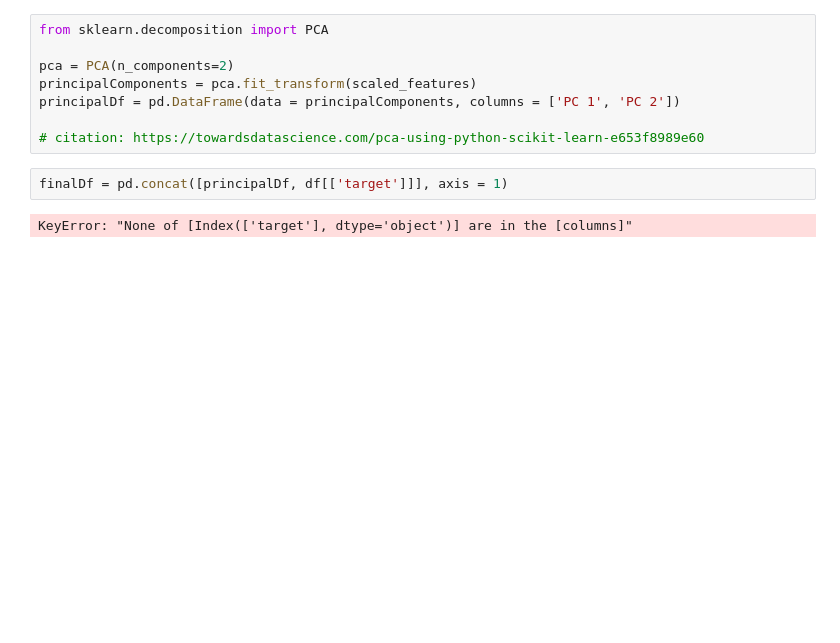
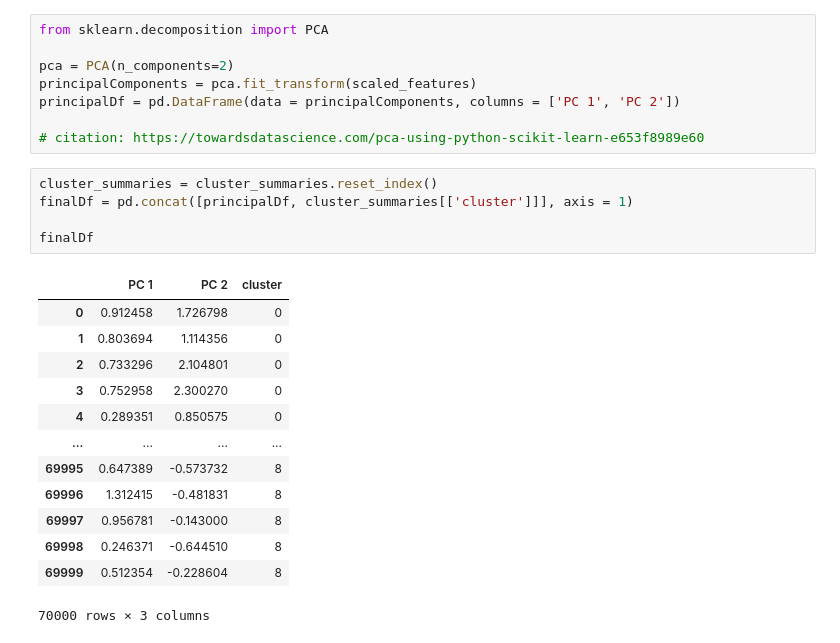
Before and after one commit to bhavrish/CVD-Classifer, a Jupyter notebook: ML/PCA Visualization.ipynb, the cells around one changed output. Drawn from its saved outputs; the diff is of its cells as text; blank space fills up the shorter version.

```diff
--- a/ML/PCA Visualization.ipynb
+++ b/ML/PCA Visualization.ipynb
@@ -65,7 +70,22 @@ principalDf = pd.DataFrame(data = principalComponents, columns = ['PC 1', 'PC 2'
 
 # citation: https://towardsdatascience.com/pca-using-python-scikit-learn-e653f8989e60
 # %%
-finalDf = pd.concat([principalDf, df[['target']]], axis = 1)
+cluster_summaries = cluster_summaries.reset_index()
+finalDf = pd.concat([principalDf, cluster_summaries[['cluster']]], axis = 1)
+
+finalDf
 # %% [output]
+|  | PC 1 | PC 2 | cluster |
+| 0 | 0.912458 | 1.726798 | 0 |
+| 1 | 0.803694 | 1.114356 | 0 |
+| 2 | 0.733296 | 2.104801 | 0 |
+| 3 | 0.752958 | 2.300270 | 0 |
+| 4 | 0.289351 | 0.850575 | 0 |
+| ... | ... | ... | ... |
+| 69995 | 0.647389 | -0.573732 | 8 |
+| 69996 | 1.312415 | -0.481831 | 8 |
+| 69997 | 0.956781 | -0.143000 | 8 |
+| 69998 | 0.246371 | -0.644510 | 8 |
+| 69999 | 0.512354 | -0.228604 | 8 |
-KeyError: "None of [Index(['target'], dtype='object')] are in the [columns]"
+70000 rows × 3 columns
 # %%
```
Also changed, not shown: parts of 5 cells of this notebook.
